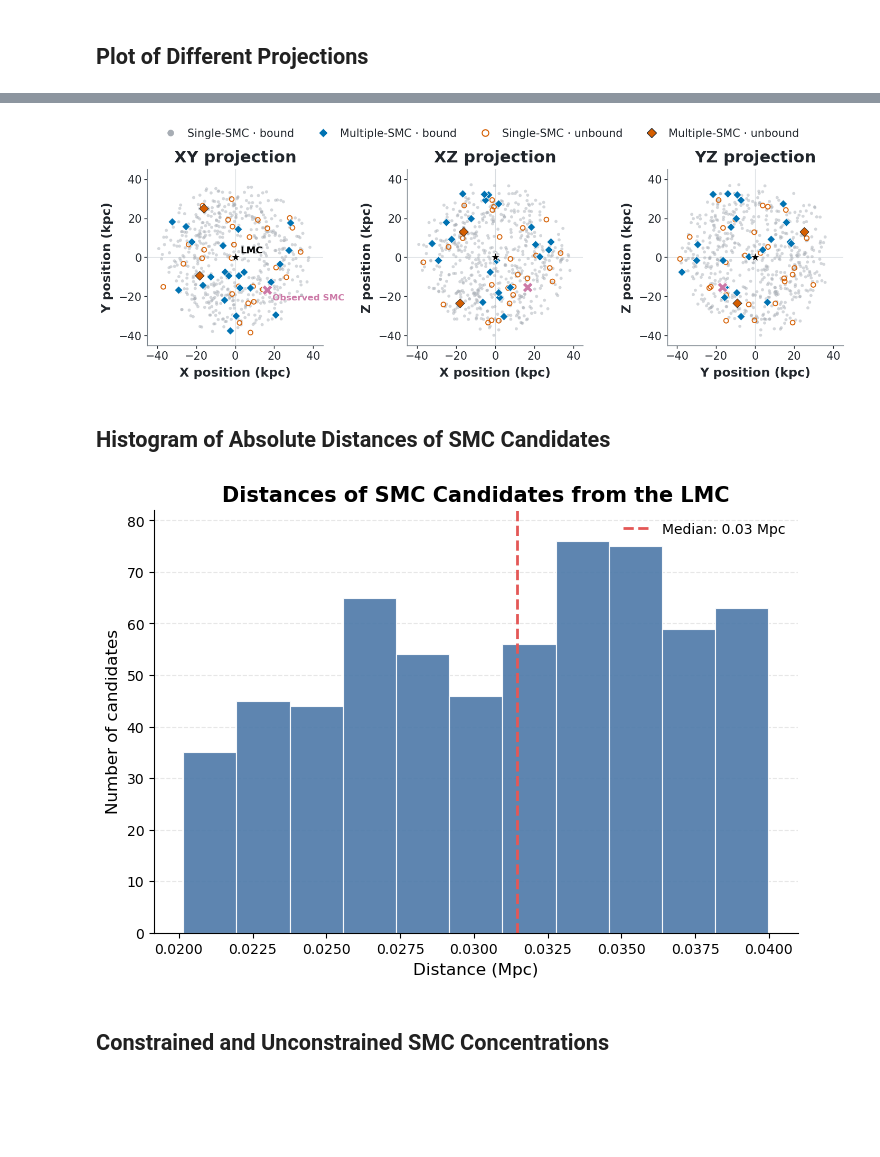
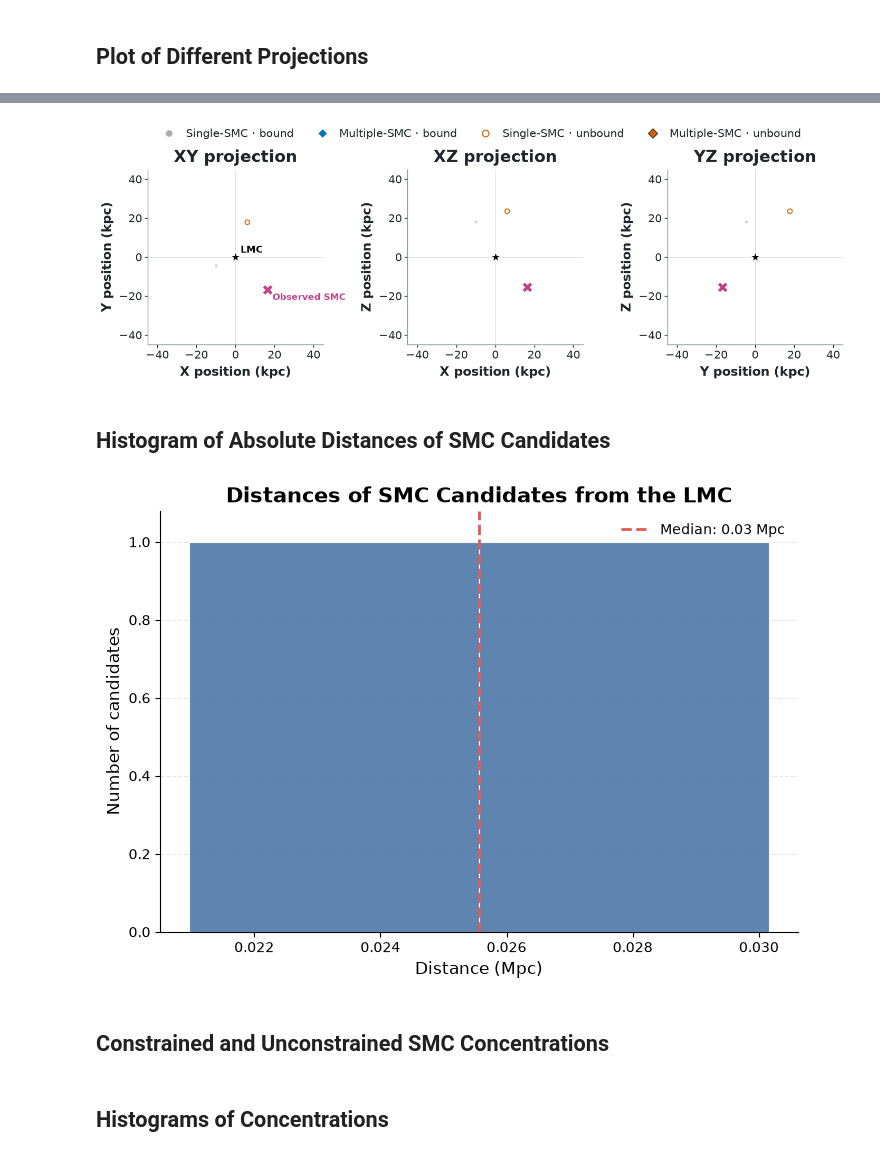
Before and after one commit to Sela-ssie/milkyway, a Jupyter notebook: notebooks/subhalo_analysis.ipynb, the cells around one changed output, grey strips where cells are left out. Saved outputs shown, nothing was run; the diff lists cells and outputs as text; code cells hidden in the pictures; blank space fills up the shorter version.

Commit message:
Updated SMC Definition, enhanced plot colors, created new random analysis notebook

```diff
--- a/notebooks/subhalo_analysis.ipynb
+++ b/notebooks/subhalo_analysis.ipynb
@@ -8,7 +8,7 @@ import matplotlib.pyplot as plt
 # %% [markdown]
 ## Loading Constrained Realizations Into Dataframe
 # %%
-filename = "../constrainedMilkyWay.hdf5"
+filename = "/scratch/sackah/constrainedBaryonicMilkyWay_1ktrees.hdf5"
 output = "Output1"
 
 cols = [
@@ -25,6 +25,7 @@ cols = [
     "nodeIsIsolated",
     "satelliteBoundMass",
     "darkMatterProfileScale",
+    "darkMatterOnlyRadiusVirial",
 ]
 
 with h5py.File(filename, "r") as f:
@@ -101,7 +99,7 @@ Name: count, dtype: int64
 # %% [markdown]
 ## Loading Unconstrained Realizations Into Dataframe
 # %%
-filename = "../unconstrainedMilkyWay.hdf5"
+filename = "/home/sackah/milkyway/scratch/sackah/unconstrainedBaryonicMilkyWay_1ktrees.hdf5"
 output = "Output1"
 
 cols = [
@@ -113,7 +111,9 @@ cols = [
     "parentIndex",
     "basicTimeLastIsolated",
     "nodeIsIsolated",
-    "satelliteBoundMass"
+    "satelliteBoundMass",
+    "darkMatterProfileScale",
+    "darkMatterOnlyRadiusVirial",
 ]
 
 with h5py.File(filename, "r") as f:
@@ -187,11 +189,11 @@ Name: count, dtype: int64
 # %% [markdown]
 ## Constants
 # %%
-min_smc_mass = 5.0e9
-max_smc_mass = 8.0e9
+min_smc_mass = 3.0e10
+max_smc_mass = 5.0e10
 
-min_smc_distance = 0.02
-max_smc_distance = 0.04
+min_smc_distance = 0.0145
+max_smc_distance = 0.0345
 
 total_tree_count = len(tree_start)
 print(f"Total number of merger trees: {total_tree_count}")
@@ -201,7 +203,7 @@ Total number of merger trees: 10000
 ## Finding SMC Candidates In Constrained Data
 # %%
 smc_candidate_mask = (
-    (constrained_df["nodeLabelWasLMCSubhalo"]) &
+    ((constrained_df["nodeLabelWasLMCSubhalo"])) &
     (constrained_df["basicMass"] > min_smc_mass) &
     (constrained_df["basicMass"] < max_smc_mass) &
     (constrained_df["absolute_distance"] > min_smc_distance) &
@@ -805,7 +750,7 @@ from matplotlib.lines import Line2D
 SINGLE_BOUND = "#A7ADB4"
 MULTIPLE_BOUND = "#0072B2"
 UNBOUND = "#D55E00"
-OBSERVED = "#CC79A7"
+OBSERVED = "#C33F88"
 TEXT = "#20252B"
 AXIS = "#7C858D"
 ZERO_LINE = "#D8DCE0"
@@ -1063,34 +1008,34 @@ legend_handles = [
         markerfacecolor=UNBOUND,
         markeredgecolor=TEXT,
         markersize=9,
         label="Multiple-SMC · unbound",
     ),
 ]
 
 fig.legend(
     handles=legend_handles,
     loc="upper center",
     bbox_to_anchor=(0.5, 0.975),
     ncol=4,
     frameon=False,
     fontsize=15,
     handletextpad=0.55,
     columnspacing=1.6,
     labelcolor=TEXT,
 )
 
 fig.subplots_adjust(
     left=0.055,
     right=0.985,
     bottom=0.15,
     top=0.79,
     wspace=0.20,
 )
 
 
 plt.show()
 # %% [output]
-[figure, old version]
+[figure, new version]
 # %% [markdown]
 ## Histogram of Absolute Distances of SMC Candidates
 # %%
@@ -1135,6 +1080,6 @@ ax.legend(frameon=False)
 
 plt.show()
 # %% [output]
-[figure, old version]
+[figure, new version]
 # %% [markdown]
 ## Constrained and Unconstrained SMC Concentrations
@@ -1140,0 +1089,2 @@ plt.show()
+# %% [markdown]
+## Histograms of Concentrations
```
Also changed, not shown: parts of 15 cells of this notebook, 3 other files.
